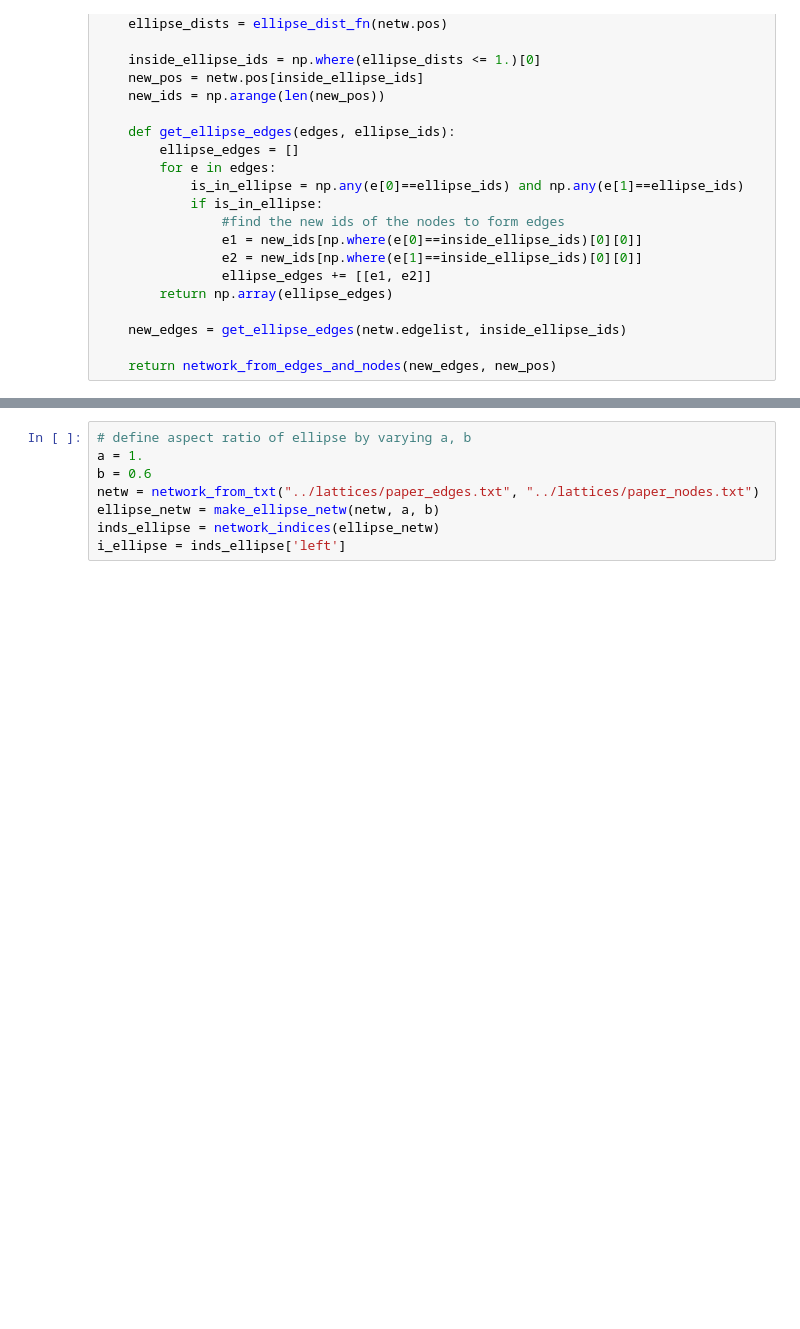
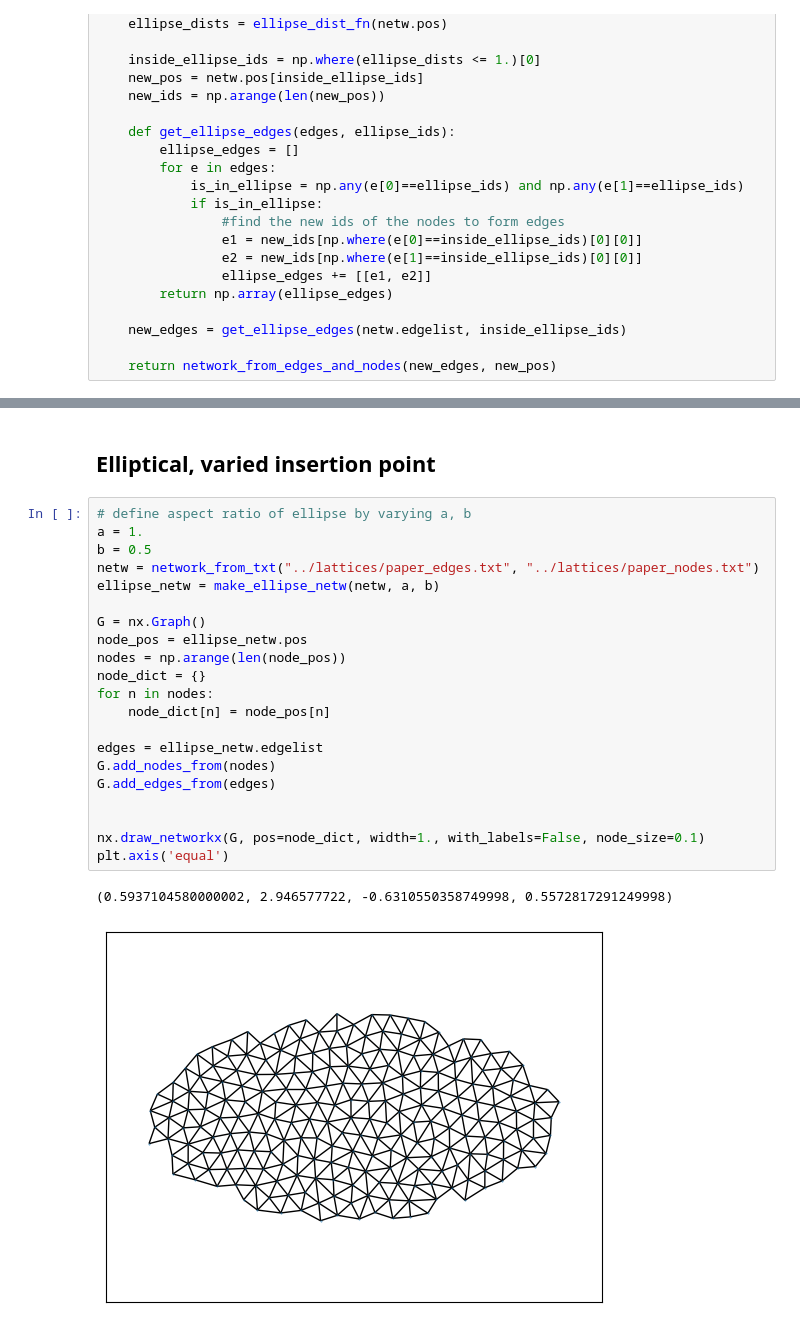
Before and after one commit to ellamichelleking/networks, a Jupyter notebook: src/Phase_Diagrams.ipynb, the cells around one changed output, grey strips where cells are left out. Cells and saved outputs as stored; diff of their text form; blank space fills up the shorter version.

```diff
--- a/src/Phase_Diagrams.ipynb
+++ b/src/Phase_Diagrams.ipynb
@@ -210,8 +258,26 @@ def make_ellipse_netw(netw, a, b):
+# %% [markdown]
+## Elliptical, varied insertion point
 # %%
 # define aspect ratio of ellipse by varying a, b
 a = 1.
-b = 0.6
+b = 0.5
 netw = network_from_txt("../lattices/paper_edges.txt", "../lattices/paper_nodes.txt")
 ellipse_netw = make_ellipse_netw(netw, a, b)
-inds_ellipse = network_indices(ellipse_netw)
-i_ellipse = inds_ellipse['left']
+
+G = nx.Graph()
+node_pos = ellipse_netw.pos
+nodes = np.arange(len(node_pos))
+node_dict = {}
+for n in nodes:
+    node_dict[n] = node_pos[n]
+
+edges = ellipse_netw.edgelist
+G.add_nodes_from(nodes)
+G.add_edges_from(edges)
+
+
+nx.draw_networkx(G, pos=node_dict, width=1., with_labels=False, node_size=0.1)
+plt.axis('equal')
+# %% [output]
+(0.5937104580000002, 2.946577722, -0.6310550358749998, 0.5572817291249998)
+[figure, added]
```
Also changed, not shown: parts of 28 cells of this notebook.
